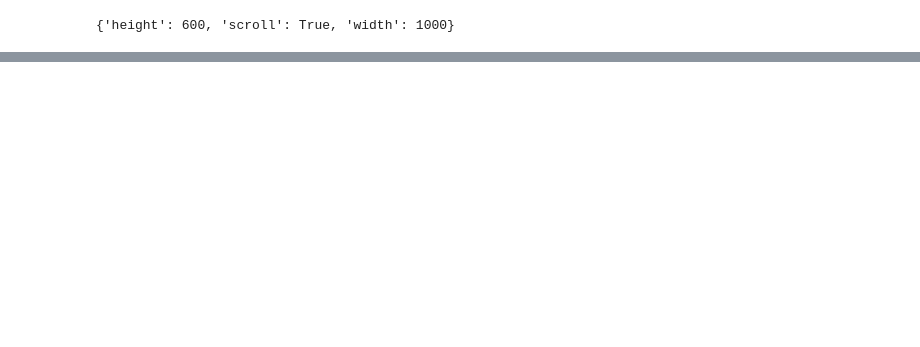
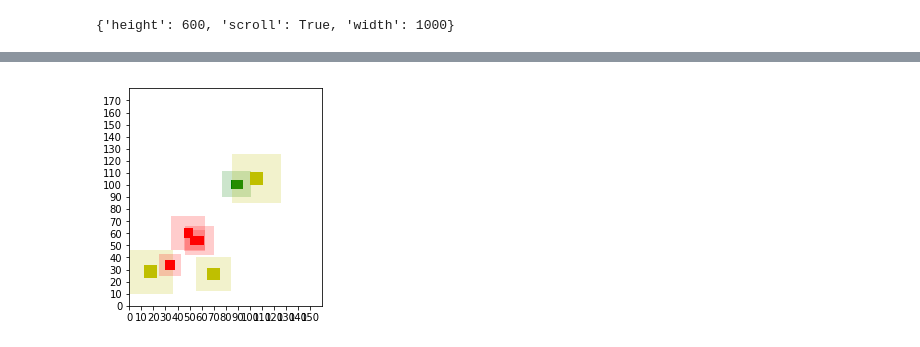
Before and after one commit to taraere/UrbanPlanning, a Jupyter notebook: Presentations/Beunhaaas.ipynb, the cells around one changed output, grey strips where cells are left out. Cells and saved outputs as stored; diff of their text form; code cells hidden in the pictures; blank space fills up the shorter version.

```diff
--- a/Presentations/Beunhaaas.ipynb
+++ b/Presentations/Beunhaaas.ipynb
@@ -43,0 +380,29 @@ from pylab import *
+# %%
+SELECTED_HOUSE_COUNT = HOUSE_COUNT[2]
+
+"""
+build a hardcoded sollution
+"""
+def main():
+    ht = initHouseTypes(20)
+
+    # example house object values
+    hType = [ht[0], ht[2], ht[0], ht[1], ht[2], ht[0], ht[2], ht[0], ht[1], ht[2]]
+    coordinate = [(50, 50), (64, 21), (54, 50), (84, 97), (12, 23), (45, 56), (100, 100), (30, 30), (200, 54)]
+    ringsToAdd = [3, 3, 6, 4, 7, 8, 9, 3, 0, 0]
+
+    # make a map
+    map1 = Map()
+
+    # fill the map
+    for i in range(9):
+        map1.addHouse(hType[i], coordinate[i], ringsToAdd[i])
+
+
+    # draw the map
+    map1.plot()
+
+if __name__=="__main__":
+    main()
+# %% [output]
+[figure, added]
```
Also changed, not shown: parts of 19 cells of this notebook, 29 other files.
